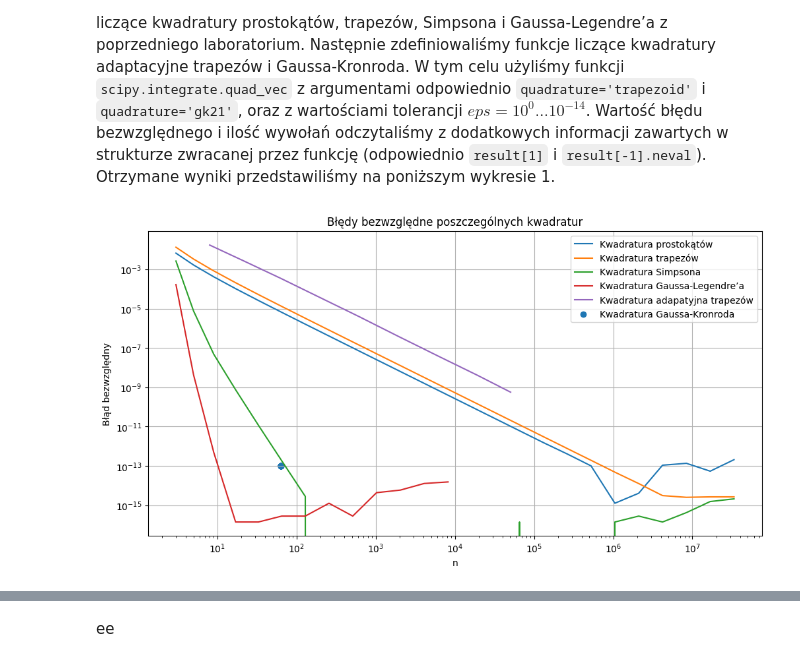
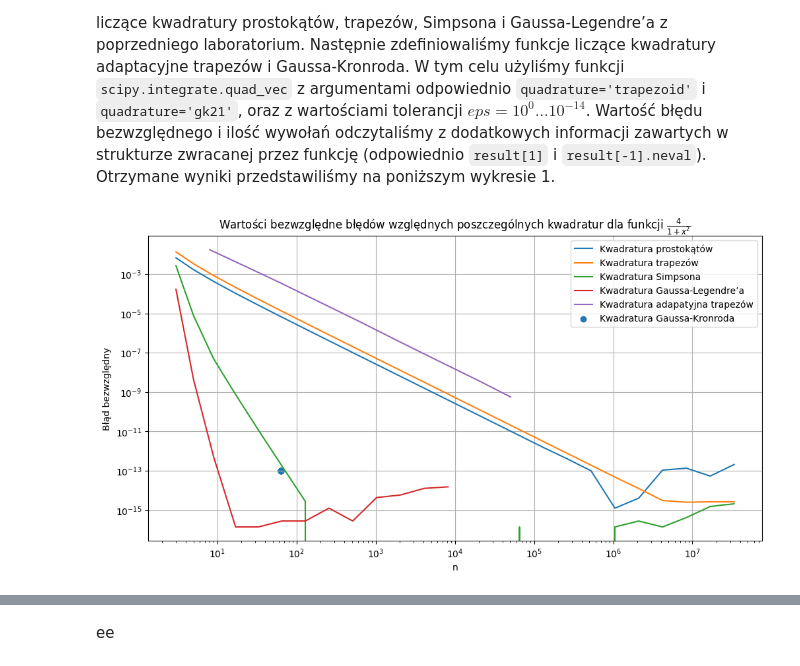
Before and after one commit to lythx/MOWNIT, a Jupyter notebook: lab7/merge.ipynb, the cells around one changed output, grey strips where cells are left out. Drawn from its saved outputs; the diff is of its cells as text; code cells hidden in the pictures.

```diff
--- a/lab7/merge.ipynb
+++ b/lab7/merge.ipynb
@@ -8,90 +82,17 @@ Na początku zdefiniowaliśmy funkcję podcałkową $\frac{4}{1+x^{2}}$ oraz sko
 # %%
-def f(x):
-    return 4 / (1 + x ** 2)
-
-
-real_integral_val = np.pi
-a = 0
-b = 1
-width = b - a
-
-
-def rect_integral(xs):
-    s = 0
-    for i in range(len(xs) - 1):
-        dx = xs[i + 1] - xs[i]
-        x = (xs[i] + xs[i + 1]) / 2
-        s += f(x) * dx
-    return s
-
-
-def trap_integral(xs):
-    return trapezoid(f(xs), xs)
-
-
-def simps_integral(xs):
-    return simpson(f(xs), xs)
-
-
-def trap_adaptive_integral(epsrel):
-    return quad_vec(f, a, b, epsrel=epsrel, quadrature='trapezoid', full_output=True)
-
-
-def gauss_kronrod_integral(epsrel):
-    return quad_vec(f, a, b, epsrel=epsrel, quadrature='gk21', full_output=True)
-
-
-m_vec = np.arange(1, 26)
-n_vec = 2 ** m_vec + 1
-h_vec = width / n_vec
-
-
-def calc_err(integral_fun, n):
-    xs = np.linspace(a, b, n, dtype=np.double)
-    vals = integral_fun(xs)
-    return np.abs((vals - real_integral_val) / real_integral_val)
-
-
-def calc_err_and_eval_adaptive(integral_fun, n):
-    result = integral_fun(n)
-    err = result[1]
-    eval_count = result[-1].neval
-    return err, eval_count
-
-
-quad_err = np.array([calc_err(rect_integral, n) for n in n_vec])
-trap_err = np.array([calc_err(trap_integral, n) for n in n_vec])
-simps_err = np.array([calc_err(simps_integral, n) for n in n_vec])
-
-adaptive_eps_vec = np.pow(0.1, np.arange(0, 15))
-
-trap_adaptive_calc = [calc_err_and_eval_adaptive(trap_adaptive_integral, eps) for eps in adaptive_eps_vec]
-trap_adaptive_err = [e for (e, _) in trap_adaptive_calc]
-trap_adaptive_n_vec = [n for (_, n) in trap_adaptive_calc]
-
-gauss_kronrod_calc = [calc_err_and_eval_adaptive(gauss_kronrod_integral, eps) for eps in adaptive_eps_vec]
-gauss_kronrod_err = [e for (e, _) in gauss_kronrod_calc]
-gauss_kronrod_n_vec = [n for (_, n) in gauss_kronrod_calc]
-m_vec_gauss = np.arange(1, 14)
-n_vec_gauss = 2 ** m_vec_gauss + 1
-leggaus_vals = [np.polynomial.legendre.leggauss(m) for m in n_vec_gauss]
-x_vec_gauss = [x_vec * 0.5 + 0.5 for (x_vec, _) in leggaus_vals]
-w_vec_gauss = [y for (_, y) in leggaus_vals]
-vals_gauss = np.array([np.sum(f(x) * 0.5 * w) for (x, w) in zip(x_vec_gauss, w_vec_gauss)])
-gaus_err = np.abs((vals_gauss - real_integral_val) / real_integral_val)
 plt.figure(figsize=(12, 6))
-plt.title("Błędy bezwzględne poszczególnych kwadratur")
+plt.title("Wartości bezwzględne błędów względnych poszczególnych kwadratur dla funkcji $\\frac{4}{1+x^{2}}$")
 plt.loglog(n_vec, quad_err, label="Kwadratura prostokątów")
 plt.loglog(n_vec, trap_err, label="Kwadratura trapezów")
 plt.loglog(n_vec, simps_err, label="Kwadratura Simpsona")
 plt.loglog(n_vec_gauss, gaus_err, label="Kwadratura Gaussa-Legendre’a")
 plt.loglog(trap_adaptive_n_vec, trap_adaptive_err, label="Kwadratura adapatyjna trapezów")
 plt.scatter(gauss_kronrod_n_vec, gauss_kronrod_err, label="Kwadratura Gaussa-Kronroda")
 plt.xlabel('n')
 plt.ylabel('Błąd bezwzględny')
 plt.legend()
 plt.grid(True)
 plt.show()
 # %% [output]
-[figure, old version]
+[figure, new version]
 # %% [markdown]
```
Also changed, not shown: parts of 6 cells of this notebook.
